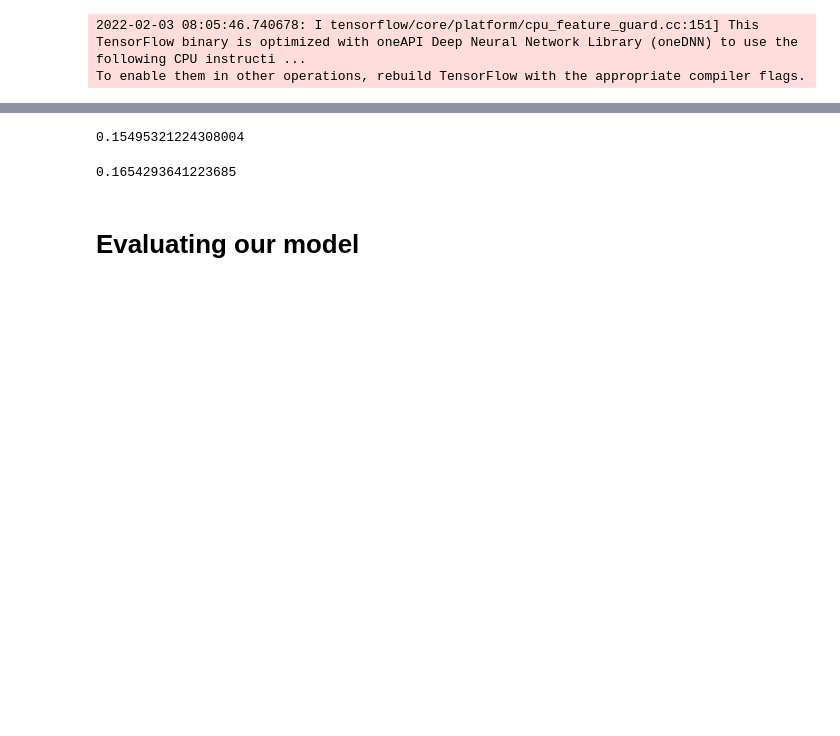
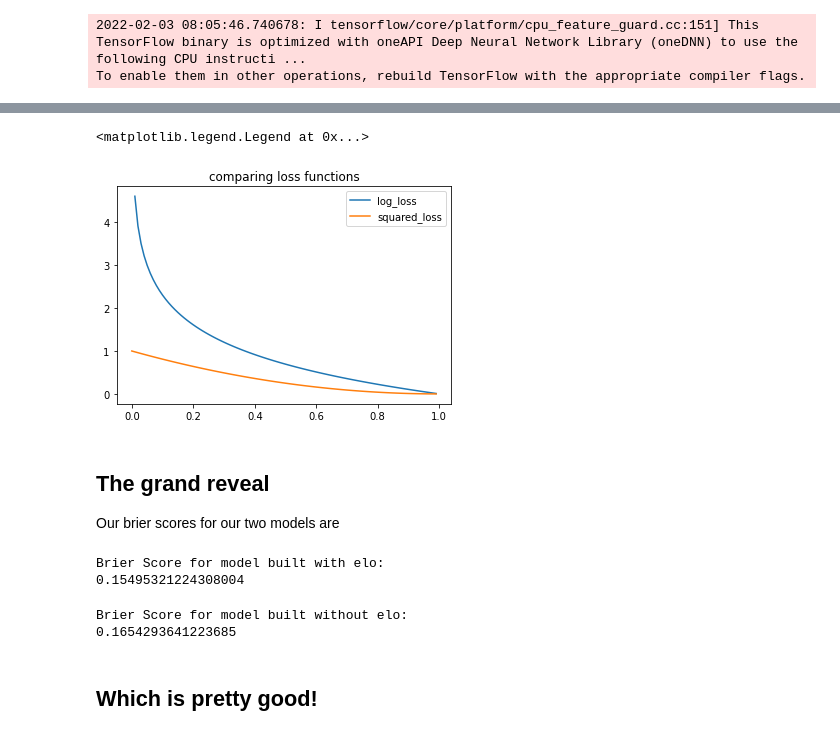
Before and after one commit to arun1125/arun1125.github.io, a Jupyter notebook: Predicting in game win probability for NBA games.ipynb, the cells around one changed output, grey strips where cells are left out. Cells and saved outputs as stored; diff of their text form; code cells hidden in the pictures; blank space fills up the shorter version.

```diff
--- a/Predicting in game win probability for NBA games.ipynb
+++ b/Predicting in game win probability for NBA games.ipynb
@@ -330,11 +376,37 @@ test.loc[:, 'preds_wO_elo'] = model_wO_elo.predict_on_batch(X_test[X_train_wO_el
+# %%
+# Plot the graphs
+import matplotlib.pyplot as plt
+import numpy as np
+%matplotlib inline
+
+fig, ax = plt.subplots()
+
+x = np.arange(0,1,0.01)
+y = [(1-x_)**2 for x_ in x]
+log_y = [-np.log(x_) for x_ in x]
+ax.plot(x,log_y, label = 'log_loss')
+ax.plot(x, y, label = 'squared_loss')
+ax.set_title('comparing loss functions')
+ax.legend()
+# %% [output]
+<matplotlib.legend.Legend at 0x...>
+[figure, added]
+# %% [markdown]
+## The grand reveal
+
+Our brier scores for our two models are
 # %%
 from sklearn.metrics import brier_score_loss
+print('Brier Score for model built with elo:')
 brier_score_loss(test['home_team_win'], test['preds_w_elo'])
 # %% [output]
+Brier Score for model built with elo:
 0.15495321224308004
 # %%
+print('Brier Score for model built without elo:')
 brier_score_loss(test['home_team_win'], test['preds_wO_elo'])
 # %% [output]
+Brier Score for model built without elo:
 0.1654293641223685
-# %% [markdown]
-# Evaluating our model
+# %% [markdown]
+## Which is pretty good!
```
Also changed, not shown: parts of 5 cells of this notebook, 3 other files.
